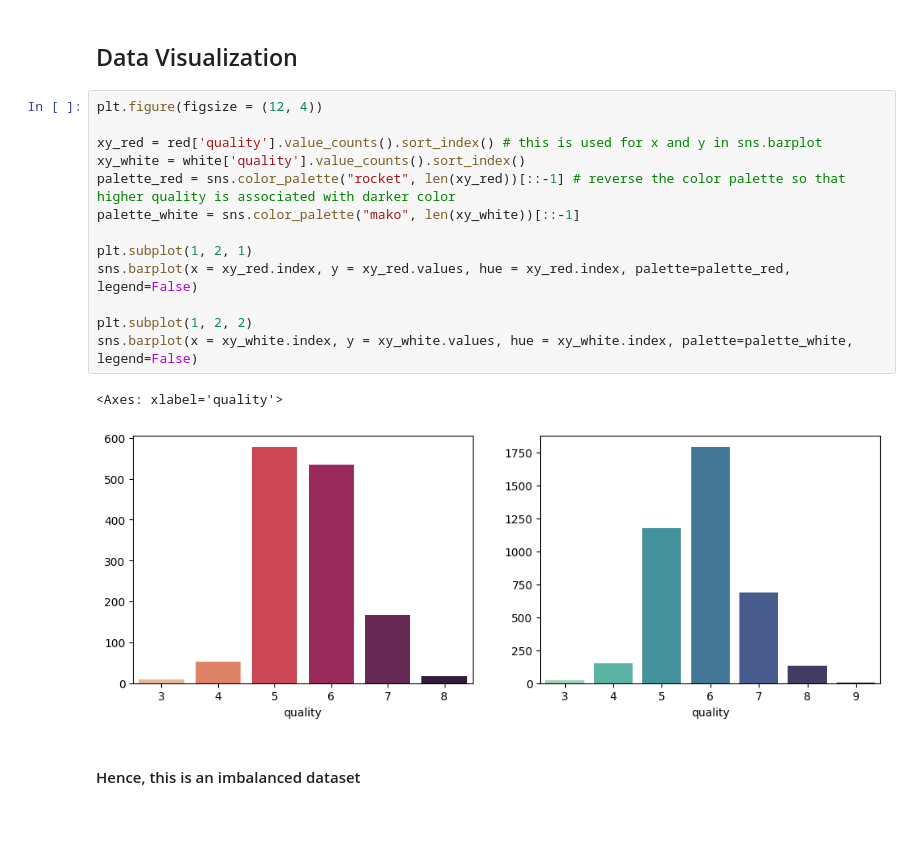
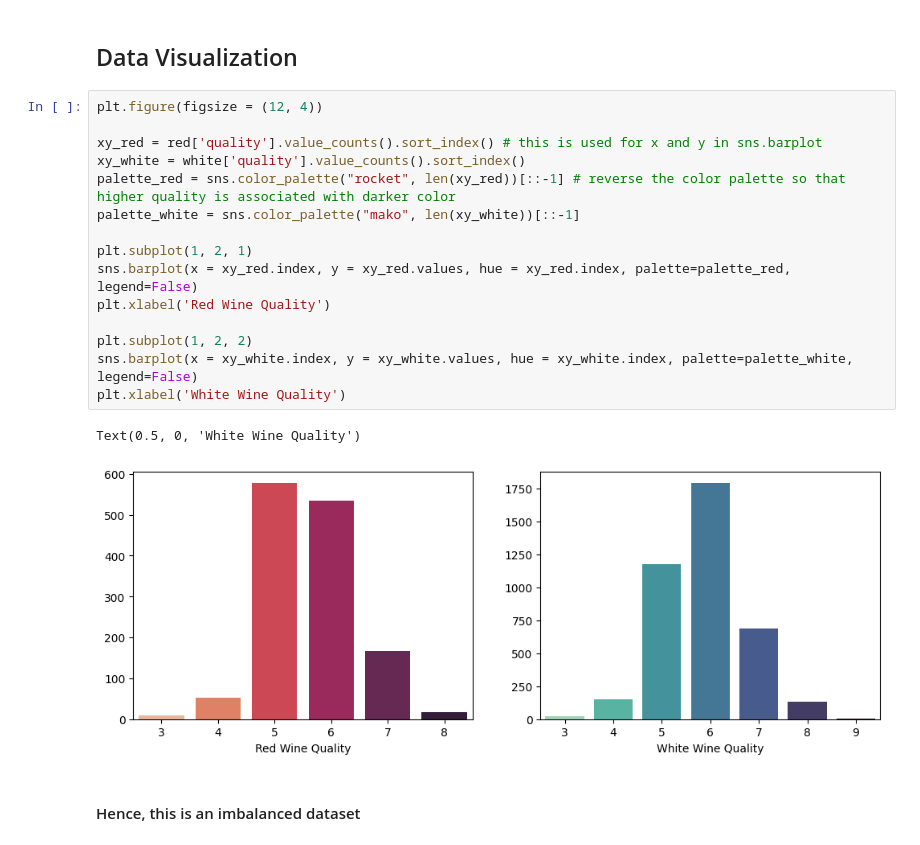
Before and after one commit to ProfessionalSalmon/wine-quality-prediction, a Jupyter notebook: winequality.ipynb, the cells around one changed output. Drawn from its saved outputs; the diff is of its cells as text.

```diff
--- a/winequality.ipynb
+++ b/winequality.ipynb
@@ -207,19 +208,21 @@ plt.show()
 # %%
 plt.figure(figsize = (12, 4))
 
 xy_red = red['quality'].value_counts().sort_index() # this is used for x and y in sns.barplot
 xy_white = white['quality'].value_counts().sort_index()
 palette_red = sns.color_palette("rocket", len(xy_red))[::-1] # reverse the color palette so that higher quality is associated with darker color
 palette_white = sns.color_palette("mako", len(xy_white))[::-1]
 
 plt.subplot(1, 2, 1)
 sns.barplot(x = xy_red.index, y = xy_red.values, hue = xy_red.index, palette=palette_red, legend=False)
+plt.xlabel('Red Wine Quality')
 
 plt.subplot(1, 2, 2)
 sns.barplot(x = xy_white.index, y = xy_white.values, hue = xy_white.index, palette=palette_white, legend=False)
+plt.xlabel('White Wine Quality')
 # %% [output]
-<Axes: xlabel='quality'>
+Text(0.5, 0, 'White Wine Quality')
-[figure, old version]
+[figure, new version]
 # %% [markdown]
 #### Hence, this is an imbalanced dataset
 # %%
```
Also changed, not shown: parts of 22 cells of this notebook, 1 other file.
